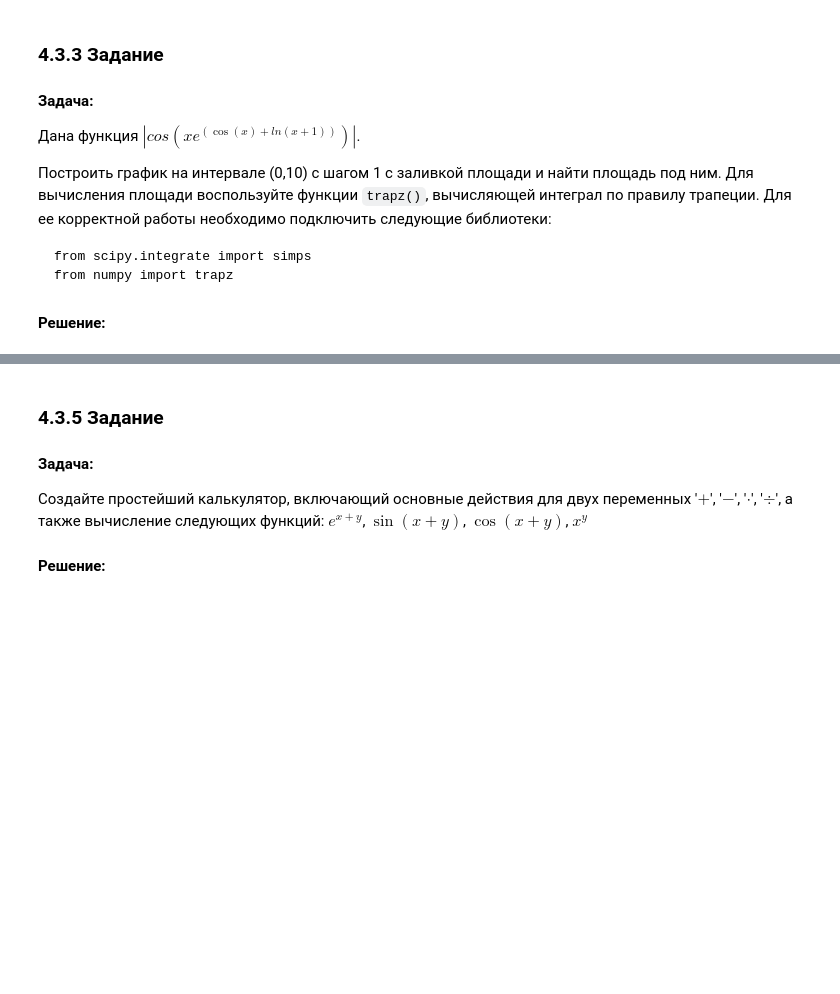
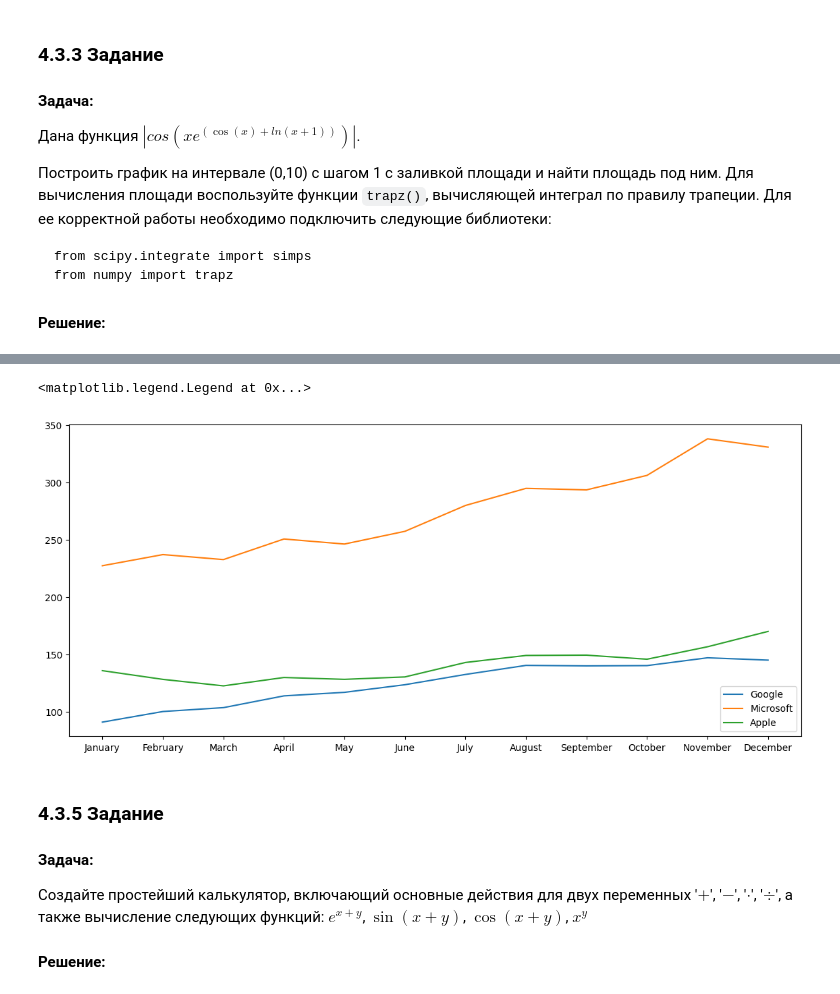
Before and after one commit to burenotti/ai-semester-2, a Jupyter notebook: Рабочая тетрадь №1/solution.ipynb, the cells around one changed output, grey strips where cells are left out. Drawn from its saved outputs; the diff is of its cells as text; code cells hidden in the pictures; blank space fills up the shorter version.

```diff
--- a/Рабочая тетрадь №1/solution.ipynb
+++ b/Рабочая тетрадь №1/solution.ipynb
@@ -448,3 +462,30 @@ print(np.trapz(y))
+# %%
+# Считывание данных по акциям
+google = pd.read_csv('./data/google.csv')
+microsoft = pd.read_csv('./data/microsoft.csv')
+apple = pd.read_csv('./data/apple.csv')
+
+# Парсинг Даты
+google.Date = google.Date.apply(lambda x: dt.datetime.strptime(x, '%Y-%m-%d').strftime('%B'))
+apple.Date = apple.Date.apply(lambda x: dt.datetime.strptime(x, '%Y-%m-%d').strftime('%B'))
+microsoft.Date = microsoft.Date.apply(lambda x: dt.datetime.strptime(x, '%Y-%m-%d').strftime('%B'))
+
+# Добавление среднего значения
+google['Mean'] = (google.High + google.Low) / 2
+apple['Mean'] = (apple.High + apple.Low) / 2
+microsoft['Mean'] = (microsoft.High + microsoft.Low) / 2
+# %%
+fig = plt.figure(figsize=(14, 6))
+ax = fig.add_subplot(111)
+
+ax.plot(google.Date, google.Mean, label='Google')
+ax.plot(microsoft.Date, microsoft.Mean, label='Microsoft')
+ax.plot(apple.Date, apple.Mean, label='Apple')
+
+ax.legend(loc=4)
+# %% [output]
+<matplotlib.legend.Legend at 0x...>
+[figure, added]
 # %% [markdown]
 ### 4.3.5 Задание
 
```
Also changed, not shown: parts of 8 cells of this notebook.
